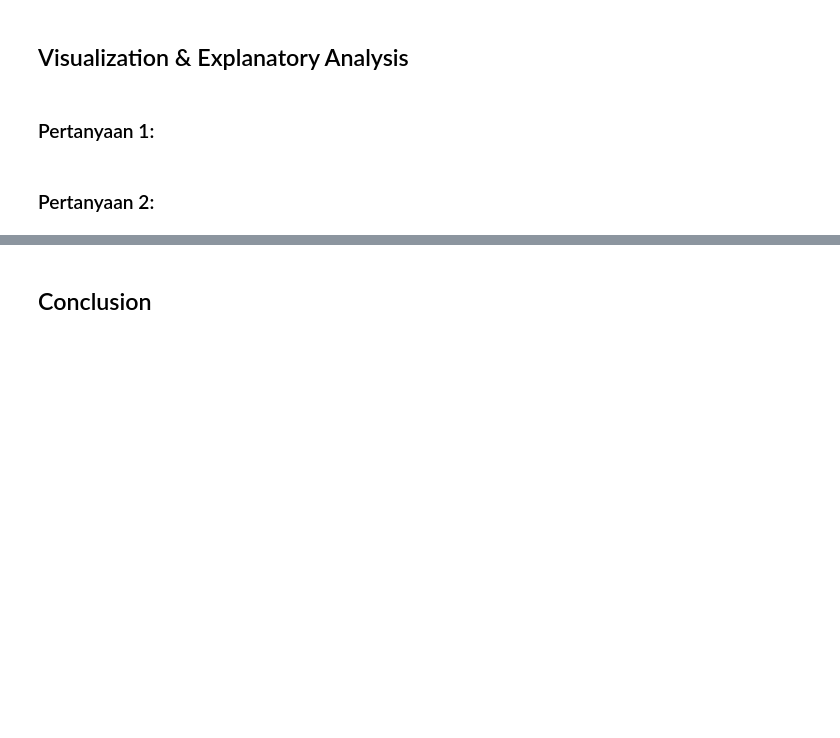
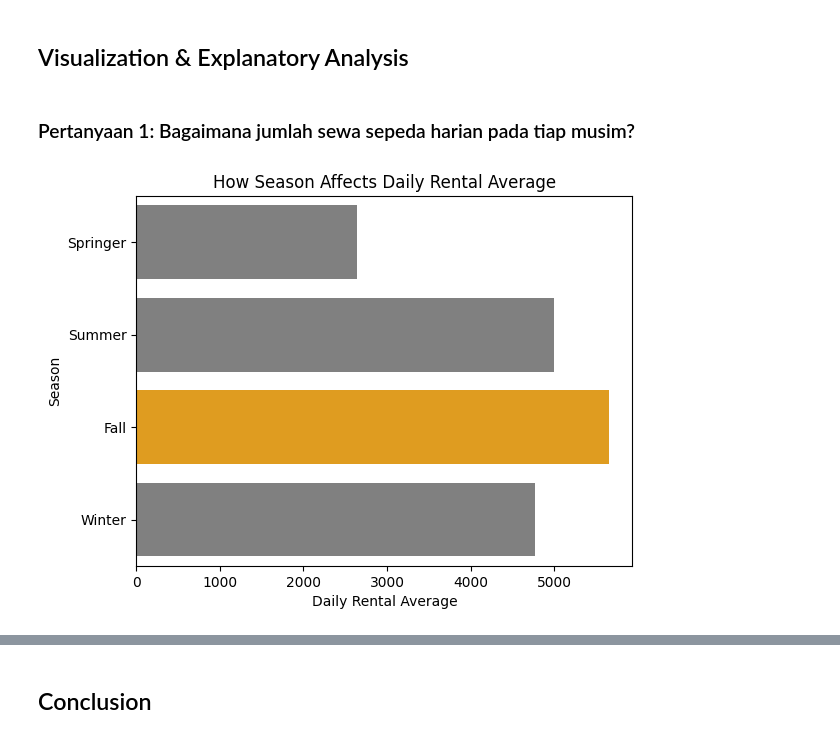
Before and after one commit to KevinJonathan30/DataAnalysis-BikeSharing, a Jupyter notebook: notebook.ipynb, the cells around one changed output, grey strips where cells are left out. Saved outputs shown, nothing was run; the diff lists cells and outputs as text; code cells hidden in the pictures; blank space fills up the shorter version.

Commit message:
Add visualization

```diff
--- a/notebook.ipynb
+++ b/notebook.ipynb
@@ -269,6 +326,17 @@ bike_sharing_df.describe()
 # %% [markdown]
 ## Visualization & Explanatory Analysis
-# %% [markdown]
-### Pertanyaan 1:
-# %% [markdown]
-### Pertanyaan 2:
+# %% [markdown]
+### Pertanyaan 1: Bagaimana jumlah sewa sepeda harian pada tiap musim?
+# %%
+seasonal_data = bike_sharing_df.groupby('season_daily')['cnt_daily'].mean()
+season_labels = ['Springer', 'Summer', 'Fall', 'Winter']
+
+cols = ['grey' if (x < max(seasonal_data)) else 'orange' for x in seasonal_data]
+sns.barplot(x=seasonal_data, y=season_labels, palette=cols)
+
+plt.xlabel('Daily Rental Average')
+plt.ylabel('Season')
+plt.title('How Season Affects Daily Rental Average')
+plt.show()
+# %% [output]
+[figure, added]
```
Also changed, not shown: parts of 8 cells of this notebook.
